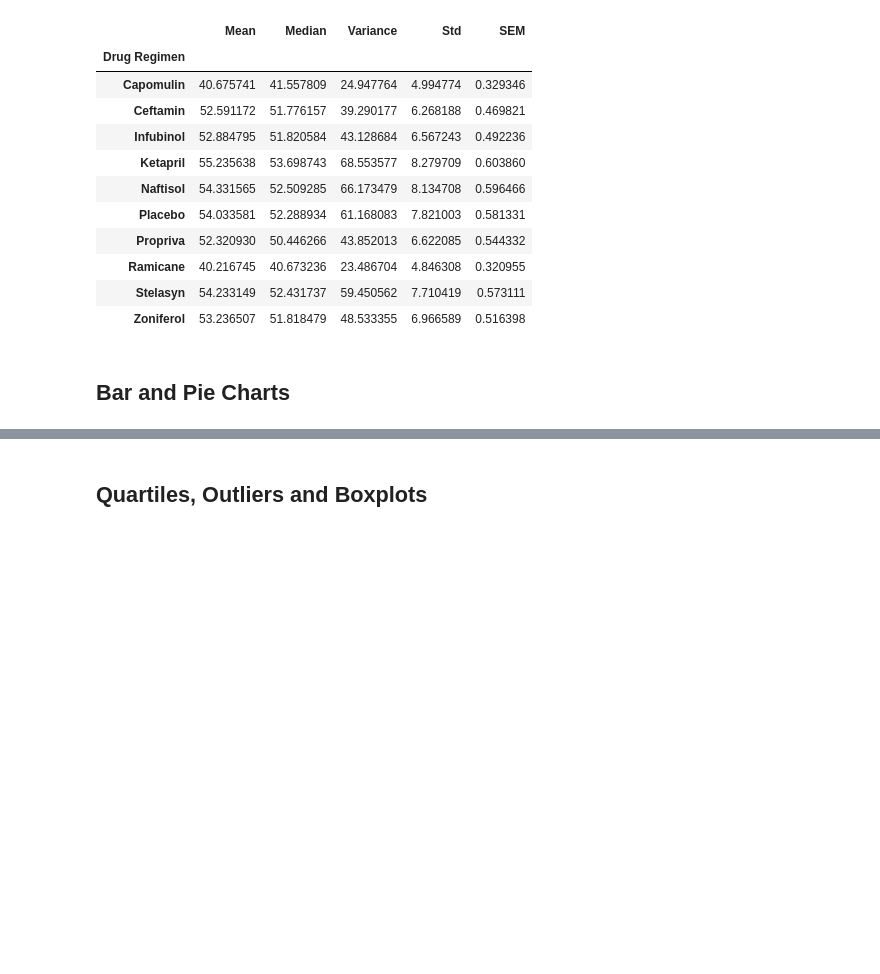
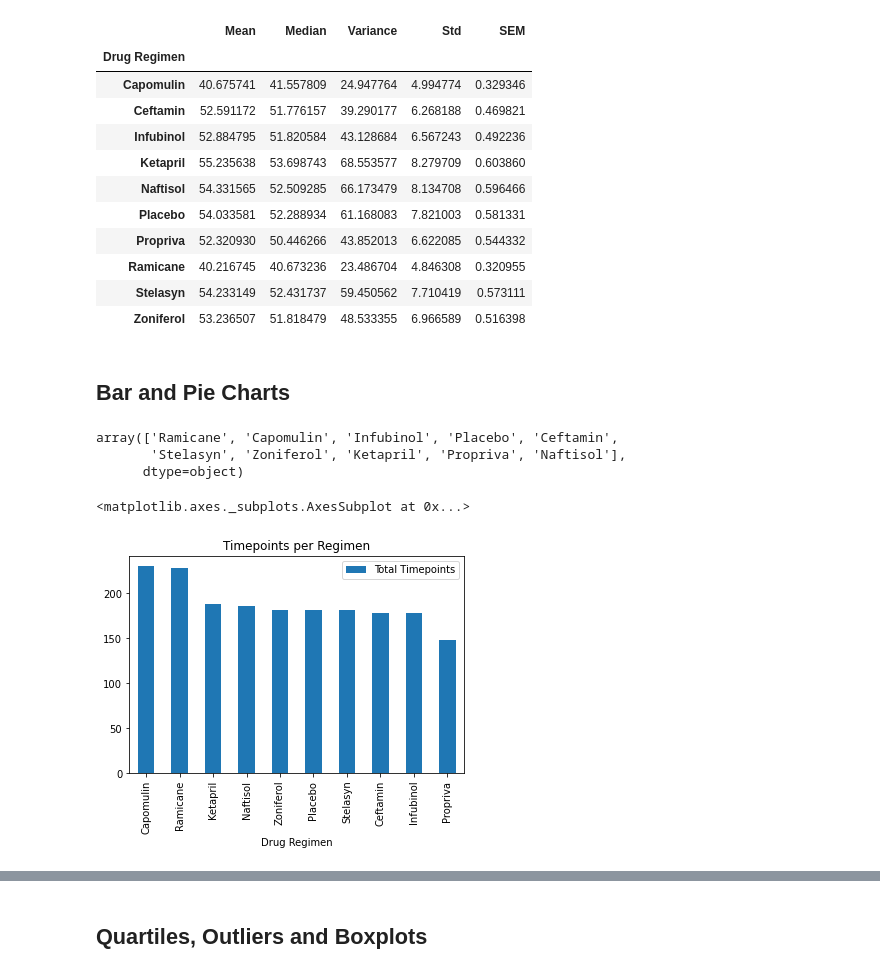
Before and after one commit to Wdepalma/Matplotlib-Challenge, a Jupyter notebook: Instructions/Pymaceuticals/pymaceuticals_starter.ipynb, the cells around one changed output, grey strips where cells are left out. Drawn from its saved outputs; the diff is of its cells as text; code cells hidden in the pictures; blank space fills up the shorter version.

```diff
--- a/Instructions/Pymaceuticals/pymaceuticals_starter.ipynb
+++ b/Instructions/Pymaceuticals/pymaceuticals_starter.ipynb
@@ -159,5 +146,22 @@ agsum_df
 | Zoniferol | 53.236507 | 51.818479 | 48.533355 | 6.966589 | 0.516398 |
 # %% [markdown]
 ## Bar and Pie Charts
+# %%
+regs = clean_data['Drug Regimen'].unique()
+tp_by_reg = regimen_analysis['Timepoint'].count()
+tp_by_reg
+regs
+# %% [output]
+array(['Ramicane', 'Capomulin', 'Infubinol', 'Placebo', 'Ceftamin',
+       'Stelasyn', 'Zoniferol', 'Ketapril', 'Propriva', 'Naftisol'],
+      dtype=object)
 # %%
 # Generate a bar plot showing the total number of timepoints for all mice tested for each drug regimen using Pandas.
+tp_by_drug = regimen_analysis['Timepoint'].count()
+tp_by_drug_df = pd.DataFrame({"Total Timepoints":tp_by_drug})
+#tp_by_drug_df.reset_index
+tp_by_drug_df = tp_by_drug_df.sort_values(['Total Timepoints'], ascending=False)
+tp_by_drug_df.plot(kind='bar', title = 'Timepoints per Regimen')
+# %% [output]
+<matplotlib.axes._subplots.AxesSubplot at 0x...>
+[figure, added]
```
Also changed, not shown: parts of 14 cells of this notebook.
